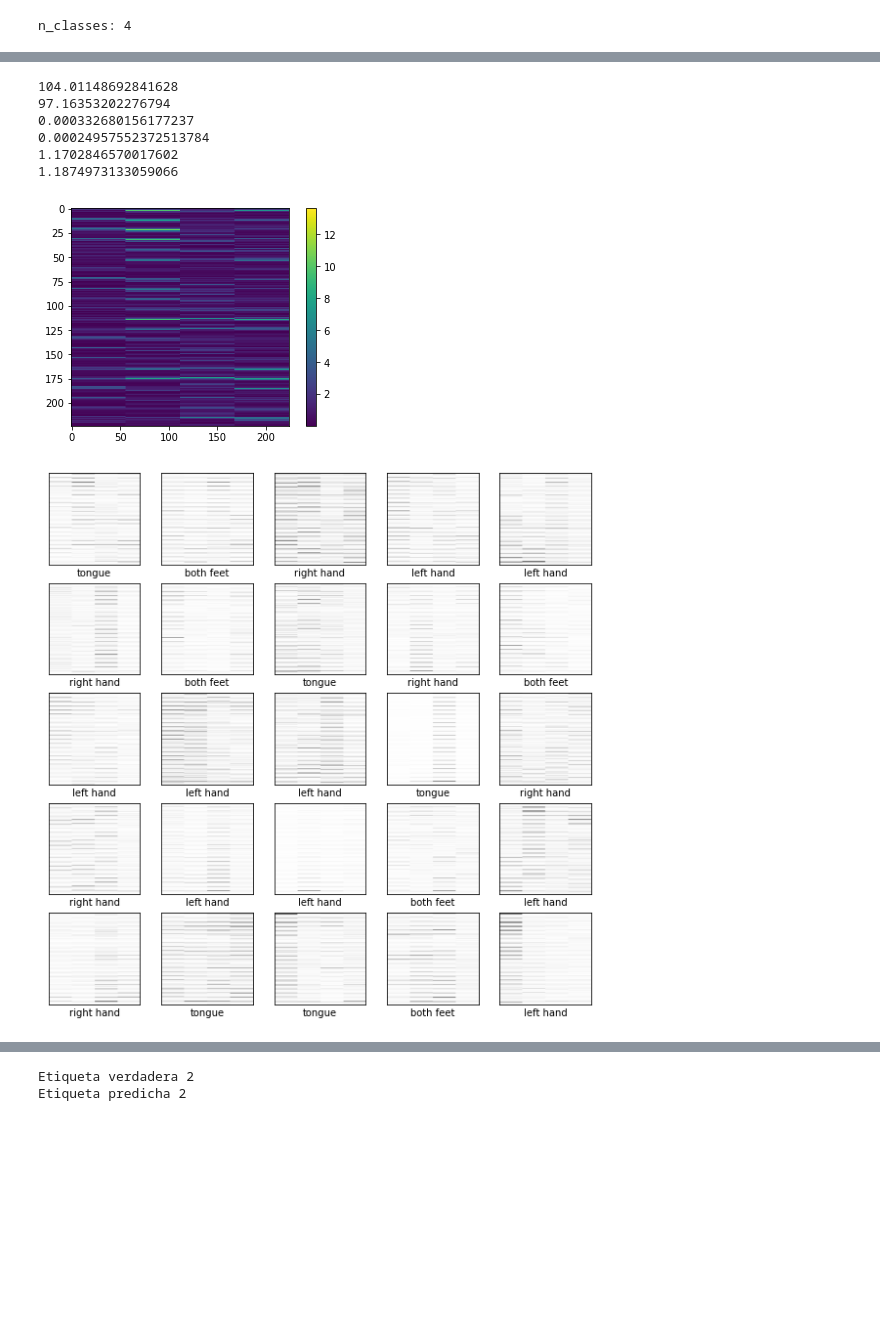
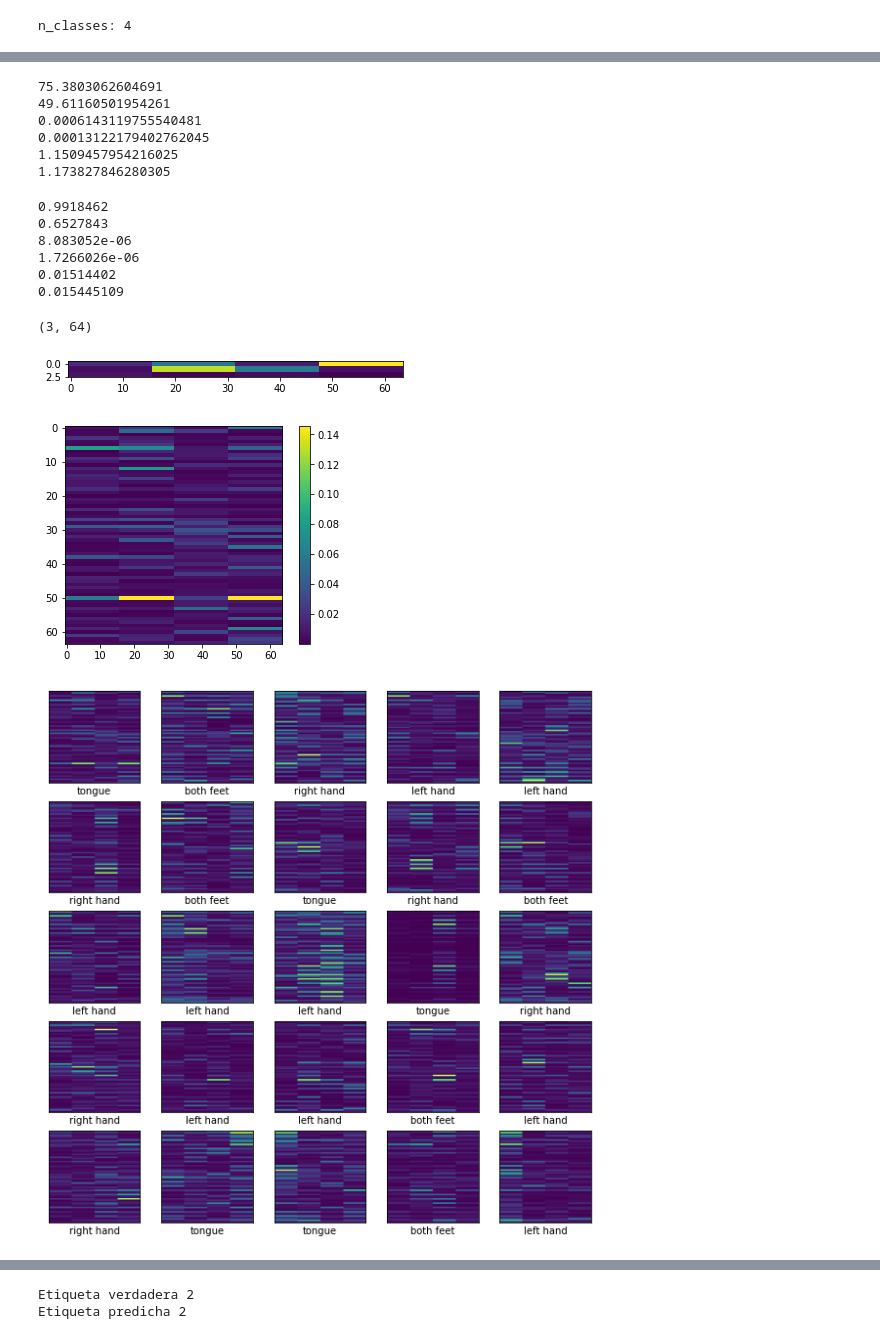
Before and after one commit to EdgarMoyete/Deep-Learning-BCI-IV-2a, a Jupyter notebook: Espectros-STFT/STFT3D-CNN2D-V-Resize-Explorar.ipynb, the cells around one changed output, grey strips where cells are left out. Drawn from its saved outputs; the diff is of its cells as text; code cells hidden in the pictures; blank space fills up the shorter version.

```diff
--- a/Espectros-STFT/STFT3D-CNN2D-V-Resize-Explorar.ipynb
+++ b/Espectros-STFT/STFT3D-CNN2D-V-Resize-Explorar.ipynb
@@ -75,9 +71,9 @@ y_test = le.transform(y_test)
 # %%
 #unir 22 canales y resize
 def unir_espectrogramas_vertical_resize(data):
-  dim = (224, 224) #ancho, alto
+  dim = (64, 64) #ancho, alto
   fs = 250
-  datos = np.zeros((288,224,224))
+  datos = np.zeros((288,64,64))
   temporal = np.zeros((528,4))
   for i in range(data.shape[0]): #288 muestras
     for j in range(22): #22 canales
@@ -105,27 +101,58 @@ print(np.min(x_test))
 print(np.mean(x_train))
 print(np.mean(x_test))
 # %% [output]
-104.01148692841628
-97.16353202276794
-0.000332680156177237
-0.00024957552372513784
-1.1702846570017602
-1.1874973133059066
+75.3803062604691
+49.61160501954261
+0.0006143119755540481
+0.00013122179402762045
+1.1509457954216025
+1.173827846280305
+# %%
+#convertir a float
+x_train = x_train.astype('float32')
+x_test = x_test.astype('float32')
+
+#escalar los valores en un rango de 0 a 1 (normalizar)
+x_train /= 76.0
+x_test /= 76.0
+# %%
+print(np.max(x_train))
+print(np.max(x_test))
+print(np.min(x_train))
+print(np.min(x_test))
+print(np.mean(x_train))
+print(np.mean(x_test))
+# %% [output]
+0.9918462
+0.6527843
+8.083052e-06
+1.7266026e-06
+0.01514402
+0.015445109
+# %%
+# impresion de un canal
+un_canal = x_train[0,0:3]
+print(un_canal.shape)
+plt.imshow(un_canal)
+plt.show()
+# %% [output]
+(3, 64)
+[figure, added]
 # %%
 plt.figure()
 plt.imshow(x_train[0])
 plt.colorbar()
 plt.show()
 # %% [output]
-[figure, old version]
+[figure, new version]
 # %%
 plt.figure(figsize=(10,10))
 for i in range(25):
     plt.subplot(5,5,i+1)
     plt.xticks([])
     plt.yticks([])
-    plt.imshow(x_train[i], cmap='Greys')
+    plt.imshow(x_train[i])
     plt.xlabel(class_names[y_train[i]])
 plt.show()
 # %% [output]
-[figure, old version]
+[figure, new version]
```
Also changed, not shown: parts of 19 cells of this notebook, 14 other files.
